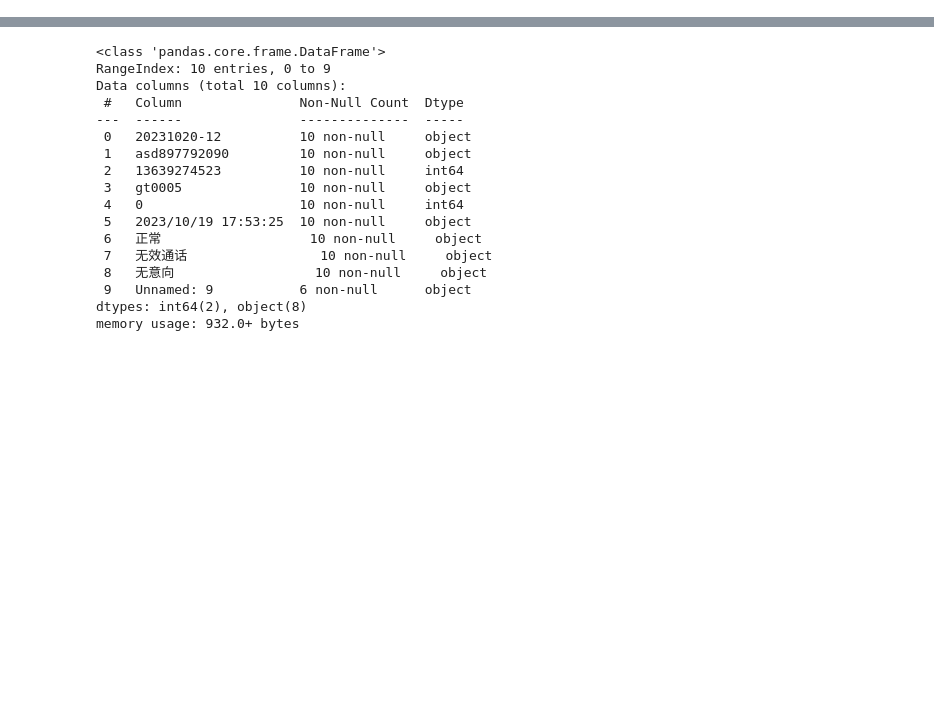
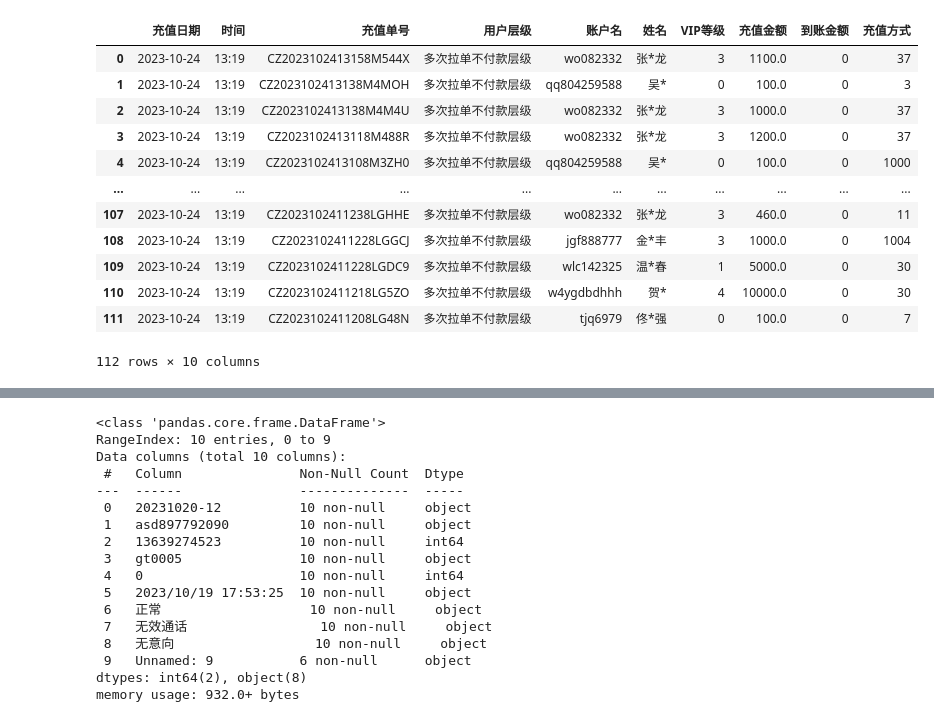
Before and after one commit to Marquis0065/project202308285, a Jupyter notebook: 日报/test_1.ipynb, the cells around one changed output, grey strips where cells are left out. Saved outputs shown, nothing was run; the diff lists cells and outputs as text; code cells hidden in the pictures; blank space fills up the shorter version.

```diff
--- a/日报/test_1.ipynb
+++ b/日报/test_1.ipynb
@@ -0,0 +249,16 @@
+# %%
+df2
+# %% [output]
+|  | 充值日期 | 时间 | 充值单号 | 用户层级 | 账户名 | 姓名 | VIP等级 | 充值金额 | 到账金额 | 充值方式 |
+| 0 | 2023-10-24 | 13:19 | CZ2023102413158M544X | 多次拉单不付款层级 | wo082332 | 张*龙 | 3 | 1100.0 | 0 | 37 |
+| 1 | 2023-10-24 | 13:19 | CZ2023102413138M4MOH | 多次拉单不付款层级 | qq804259588 | 吴* | 0 | 100.0 | 0 | 3 |
+| 2 | 2023-10-24 | 13:19 | CZ2023102413138M4M4U | 多次拉单不付款层级 | wo082332 | 张*龙 | 3 | 1000.0 | 0 | 37 |
+| 3 | 2023-10-24 | 13:19 | CZ2023102413118M488R | 多次拉单不付款层级 | wo082332 | 张*龙 | 3 | 1200.0 | 0 | 37 |
+| 4 | 2023-10-24 | 13:19 | CZ2023102413108M3ZH0 | 多次拉单不付款层级 | qq804259588 | 吴* | 0 | 100.0 | 0 | 1000 |
+| ... | ... | ... | ... | ... | ... | ... | ... | ... | ... | ... |
+| 107 | 2023-10-24 | 13:19 | CZ2023102411238LGHHE | 多次拉单不付款层级 | wo082332 | 张*龙 | 3 | 460.0 | 0 | 11 |
+| 108 | 2023-10-24 | 13:19 | CZ2023102411228LGGCJ | 多次拉单不付款层级 | jgf888777 | 金*丰 | 3 | 1000.0 | 0 | 1004 |
+| 109 | 2023-10-24 | 13:19 | CZ2023102411228LGDC9 | 多次拉单不付款层级 | wlc142325 | 温*春 | 1 | 5000.0 | 0 | 30 |
+| 110 | 2023-10-24 | 13:19 | CZ2023102411218LG5ZO | 多次拉单不付款层级 | w4ygdbdhhh | 贺* | 4 | 10000.0 | 0 | 30 |
+| 111 | 2023-10-24 | 13:19 | CZ2023102411208LG48N | 多次拉单不付款层级 | tjq6979 | 佟*强 | 0 | 100.0 | 0 | 7 |
+112 rows × 10 columns
```
Also changed, not shown: parts of 33 cells of this notebook, 11 other files.
